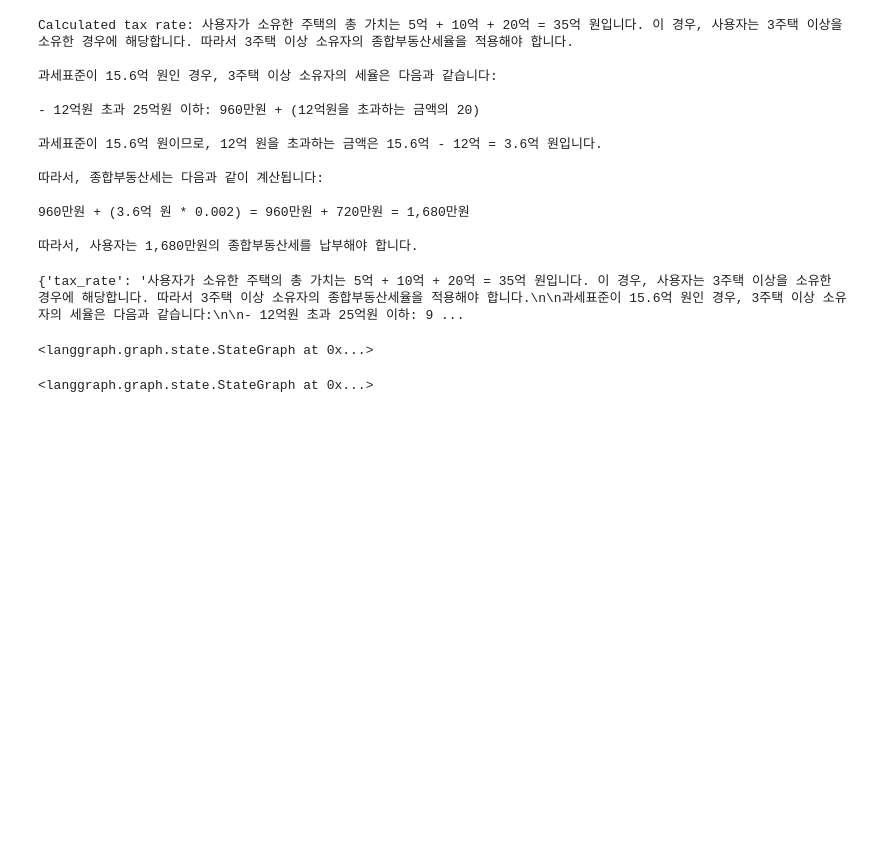
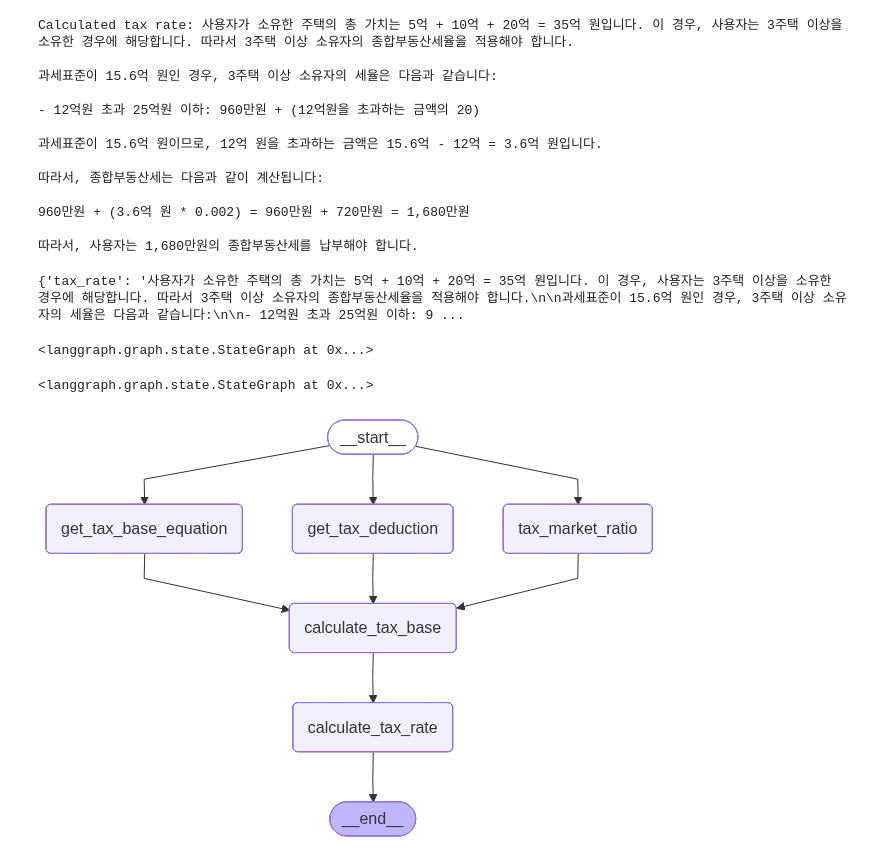
Before and after one commit to soobin-ch/llmProject, a Jupyter notebook: parallel_agent/parallel_agent.ipynb, the cells around one changed output. Drawn from its saved outputs; the diff is of its cells as text; code cells hidden in the pictures; blank space fills up the shorter version.

```diff
--- a/parallel_agent/parallel_agent.ipynb
+++ b/parallel_agent/parallel_agent.ipynb
@@ -287,6 +287,8 @@ graph_builder.add_edge('calculate_tax_rate', END)
 # %%
 graph = graph_builder.compile()
 # %%
-from IPython.display import Image, display
+from IPython.display  import display, Image
 
-display
+display(Image(graph.get_graph().draw_mermaid_png()))
+# %% [output]
+[figure, added]
```
Also changed, not shown: parts of 1 cell of this notebook.
